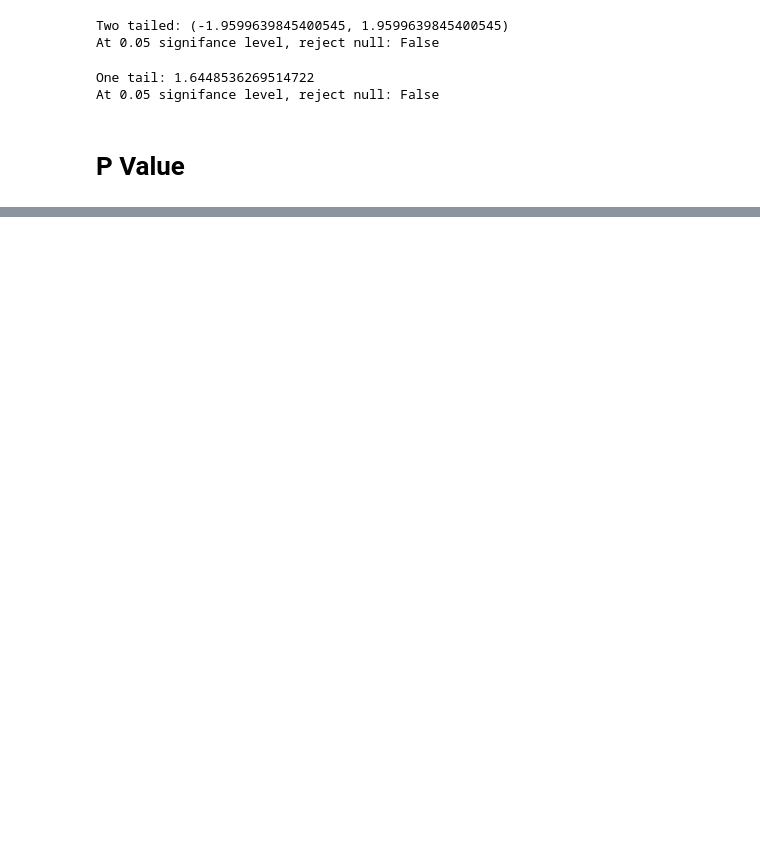
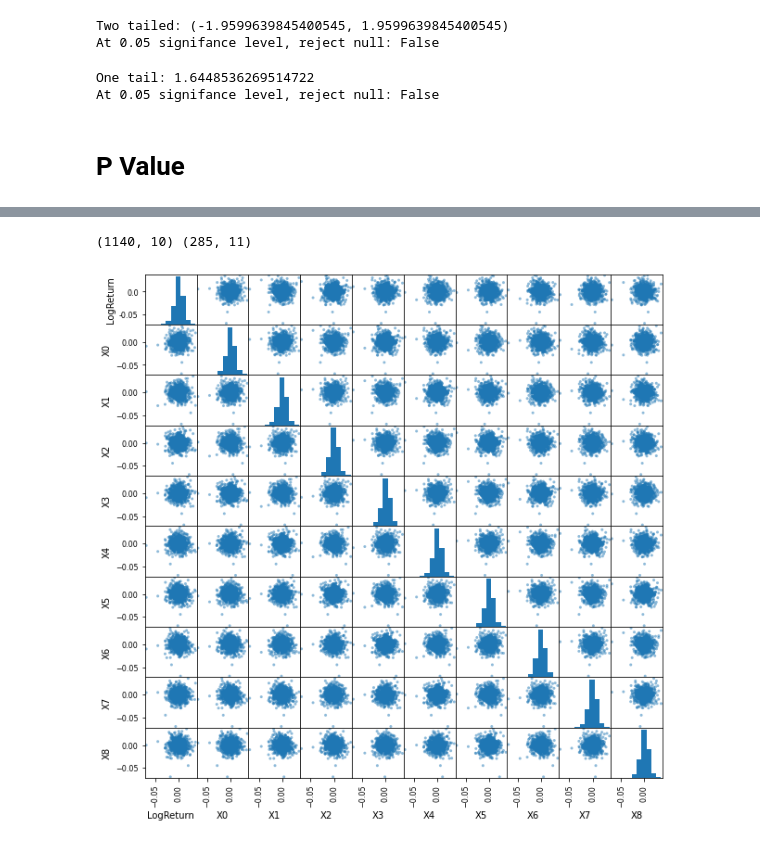
Before and after one commit to APEkram/psei_studies, a Jupyter notebook: psei.ipynb, the cells around one changed output, grey strips where cells are left out. Drawn from its saved outputs; the diff is of its cells as text; code cells hidden in the pictures; blank space fills up the shorter version.

```diff
--- a/psei.ipynb
+++ b/psei.ipynb
@@ -142,0 +150,3 @@ At 0.05 significance level, reject null: False
+# %%
+psei_2014['Y'] = psei_2014['Close'].shift(-1) - psei_2014['Close']
+psei_2014.head()
@@ -142,0 +161,4 @@ At 0.05 significance level, reject null: False
+# %%
+for i in range(9):
+    psei_2014['X' + str(i)] = np.log(psei_2014['Close'].shift(i)) - np.log(psei_2014['Close'].shift(i+1))
+psei_2014.head()
@@ -142,0 +173,3 @@ At 0.05 significance level, reject null: False
+# %%
+psei_2014.dropna(inplace=True)
+psei_2014.head(10)
@@ -142,0 +189,14 @@ At 0.05 significance level, reject null: False
+# %%
+train_size = 0.8
+train_idx = int(len(psei_2014) * train_size)
+
+train = psei_2014.iloc[:train_idx, 5:]
+test = psei_2014.iloc[train_idx:, 4:]
+
+print(train.shape, test.shape)
+# %% [output]
+(1140, 10) (285, 11)
+# %%
+sm = scatter_matrix(train, figsize=(10, 10))
+# %% [output]
+[figure, added]
```
Also changed, not shown: parts of 20 cells of this notebook.
